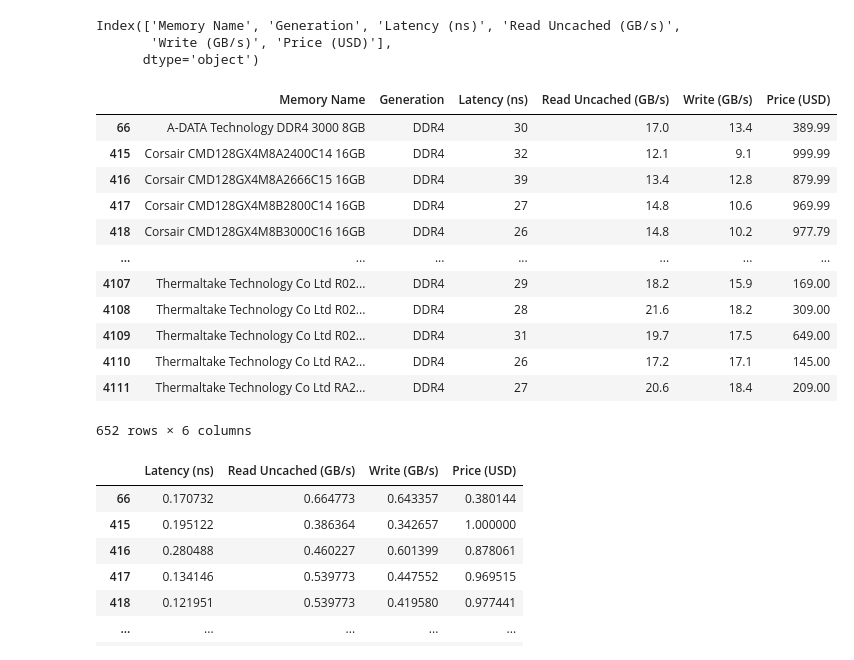
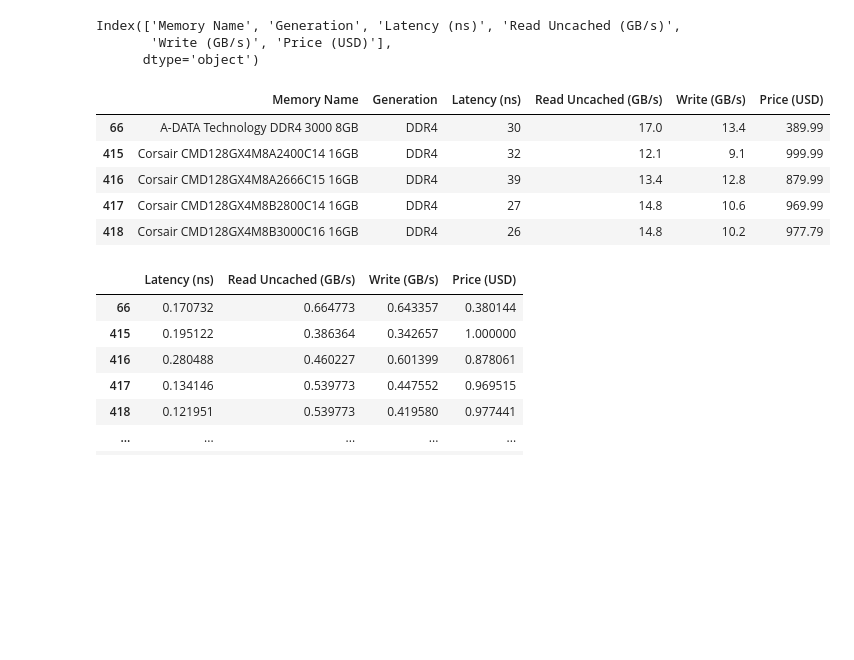
Before and after one commit to MrMcCarthy23/regression_project, a Jupyter notebook: project_data.ipynb, the cells around one changed output. Saved outputs shown, nothing was run; the diff lists cells and outputs as text; code cells hidden in the pictures; blank space fills up the shorter version.

```diff
--- a/project_data.ipynb
+++ b/project_data.ipynb
@@ -33,21 +33,14 @@ Index(['Memory Name', 'Generation', 'Latency (ns)', 'Read Uncached (GB/s)',
 price_df = df[df['Price (USD)'].isna().apply(lambda x: not x)]
 # %%
 #take a look at the dataframe.
-price_df
+price_df.head()
 # %% [output]
 |  | Memory Name | Generation | Latency (ns) | Read Uncached (GB/s) | Write (GB/s) | Price (USD) |
 | 66 | A-DATA Technology DDR4 3000 8GB | DDR4 | 30 | 17.0 | 13.4 | 389.99 |
 | 415 | Corsair CMD128GX4M8A2400C14 16GB | DDR4 | 32 | 12.1 | 9.1 | 999.99 |
 | 416 | Corsair CMD128GX4M8A2666C15 16GB | DDR4 | 39 | 13.4 | 12.8 | 879.99 |
 | 417 | Corsair CMD128GX4M8B2800C14 16GB | DDR4 | 27 | 14.8 | 10.6 | 969.99 |
 | 418 | Corsair CMD128GX4M8B3000C16 16GB | DDR4 | 26 | 14.8 | 10.2 | 977.79 |
-| ... | ... | ... | ... | ... | ... | ... |
-| 4107 | Thermaltake Technology Co Ltd R02... | DDR4 | 29 | 18.2 | 15.9 | 169.00 |
-| 4108 | Thermaltake Technology Co Ltd R02... | DDR4 | 28 | 21.6 | 18.2 | 309.00 |
-| 4109 | Thermaltake Technology Co Ltd R02... | DDR4 | 31 | 19.7 | 17.5 | 649.00 |
-| 4110 | Thermaltake Technology Co Ltd RA2... | DDR4 | 26 | 17.2 | 17.1 | 145.00 |
-| 4111 | Thermaltake Technology Co Ltd RA2... | DDR4 | 27 | 20.6 | 18.4 | 209.00 |
-652 rows × 6 columns
 # %%
 #normalize the data via min-max
 norm_df = price_df.select_dtypes([np.number]).apply(lambda x: (x - x.min()) / (x.max() - x.min()))
```
Also changed, not shown: parts of 3 cells of this notebook, 2 other files.
